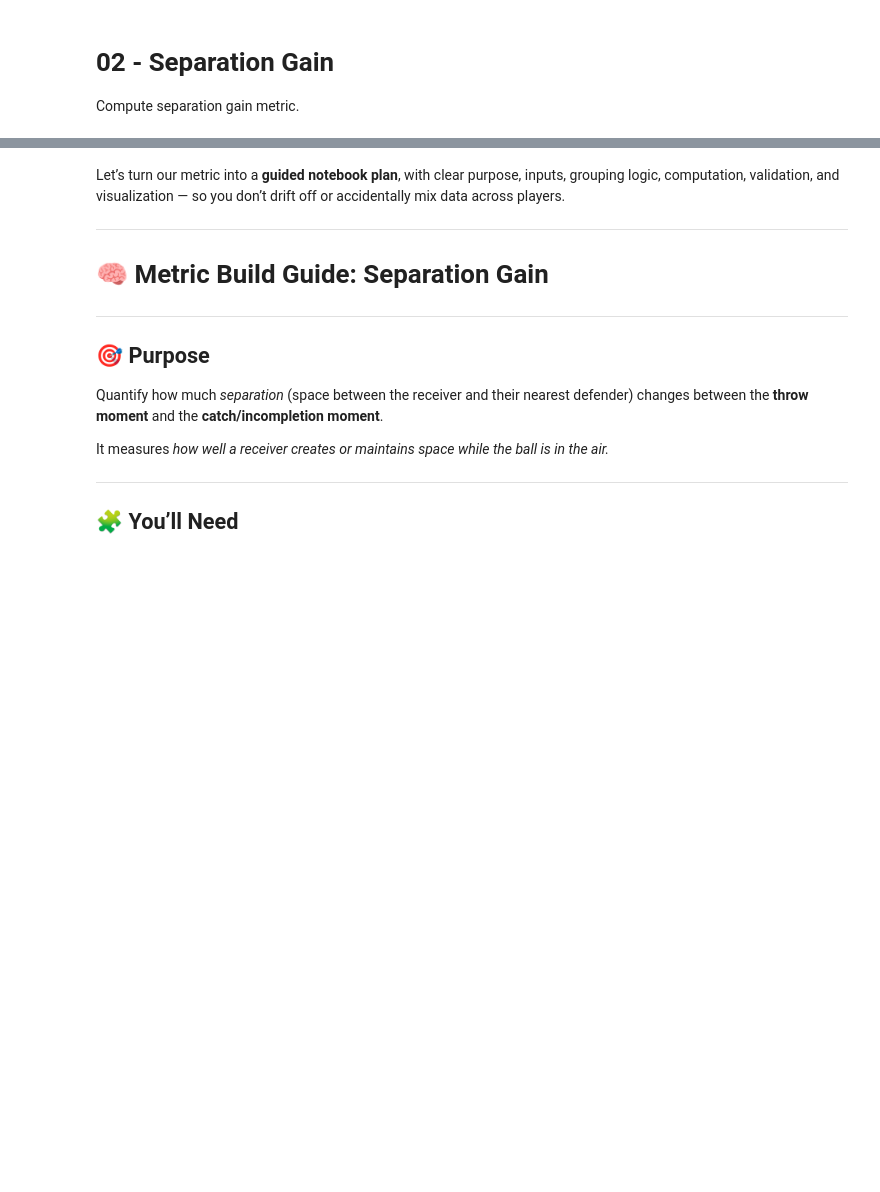
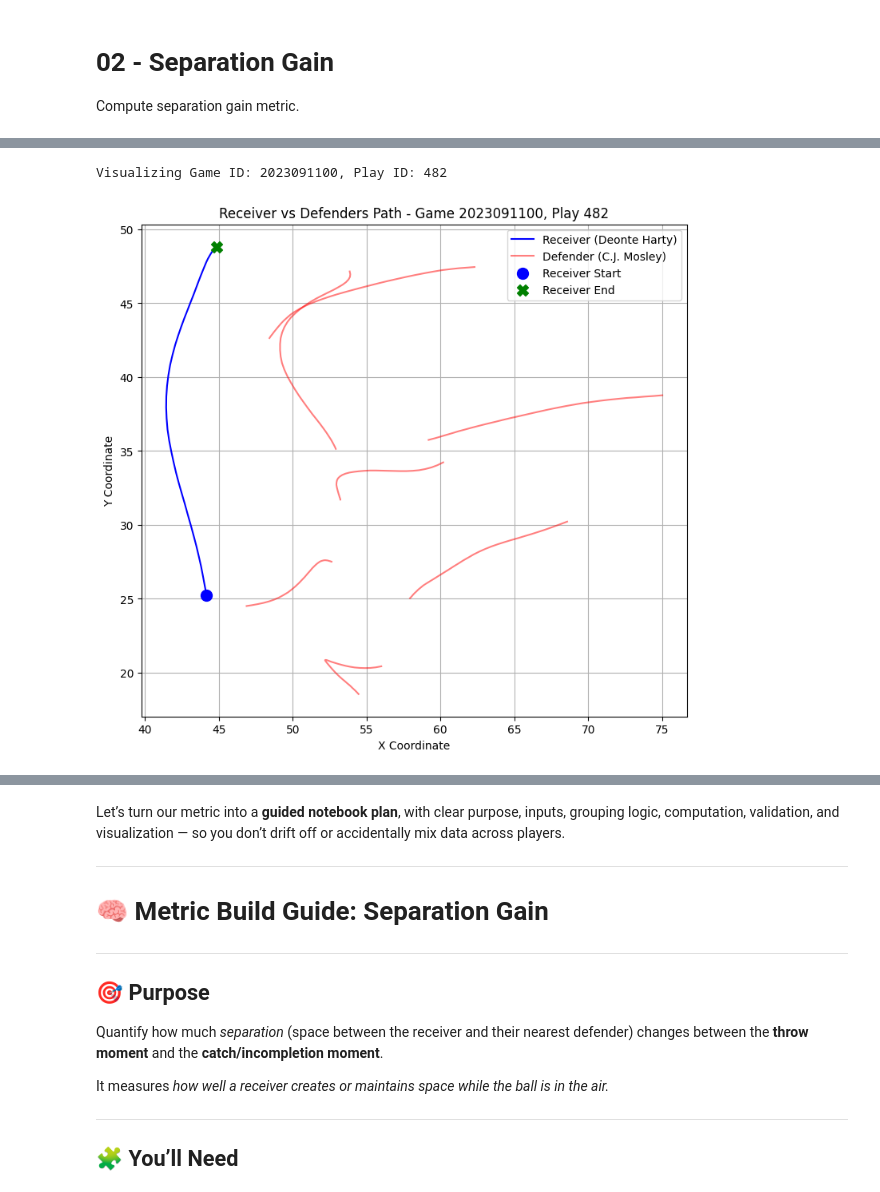
Before and after one commit to muma005/nfl-ball-flight-analysis, a Jupyter notebook: notebooks/02_metric_separation_gain.ipynb, the cells around one changed output, grey strips where cells are left out. Saved outputs shown, nothing was run; the diff lists cells and outputs as text; code cells hidden in the pictures; blank space fills up the shorter version.

```diff
--- a/notebooks/02_metric_separation_gain.ipynb
+++ b/notebooks/02_metric_separation_gain.ipynb
@@ -4,0 +600,62 @@ Compute separation gain metric.
+# %%
+import matplotlib.pyplot as plt
+import pandas as pd
+
+# Select a sample play where separation gain was calculated and a receiver exists
+sample_play_info = sep_metrics.dropna(subset=['separation_gain']).sample(1, random_state=42)
+
+if not sample_play_info.empty:
+    sample_game_id = sample_play_info['game_id'].iloc[0]
+    sample_play_id = sample_play_info['play_id'].iloc[0]
+
+    print(f"Visualizing Game ID: {sample_game_id}, Play ID: {sample_play_id}")
+
+    # Filter df_features for the selected sample play
+    sample_play_data = df_features.query(f"game_id=={sample_game_id} and play_id=={sample_play_id}")
+
+    # Identify receivers and defenders based on the roles used in compute_separation
+    receivers = sample_play_data[sample_play_data['player_role'].isin(['Targeted Receiver', 'Receiver'])]
+    defenders = sample_play_data[sample_play_data['player_role'].isin(['Defensive Coverage', 'Defender'])]
+
+    if not receivers.empty:
+        # Prioritize targeted receiver, if not available, take any receiver
+        receiver_to_plot = receivers[receivers['player_role'] == 'Targeted Receiver']
+        if receiver_to_plot.empty:
+            receiver_to_plot = receivers.drop_duplicates(subset=['nfl_id']).iloc[0] # Take first unique receiver
+        else:
+            receiver_to_plot = receiver_to_plot.drop_duplicates(subset=['nfl_id']).iloc[0] # Take first unique targeted receiver
+
+        receiver_nfl_id = receiver_to_plot['nfl_id']
+        receiver_data = receivers[receivers['nfl_id'] == receiver_nfl_id].sort_values('frame_id')
+
+        plt.figure(figsize=(12, 8))
+
+        # Plot receiver's path
+        plt.plot(receiver_data['x'], receiver_data['y'], 'b-', label=f"Receiver ({receiver_data['player_name'].iloc[0]})")
+
+        # Plot defenders' paths
+        unique_defenders = defenders['nfl_id'].unique()
+        for i, d_nfl_id in enumerate(unique_defenders):
+            defender_data = defenders[defenders['nfl_id'] == d_nfl_id].sort_values('frame_id')
+            # Only add label for the first defender to avoid clutter
+            plt.plot(defender_data['x'], defender_data['y'], 'r-', alpha=0.5, label=f"Defender ({defender_data['player_name'].iloc[0]})" if i == 0 else None)
+
+        # Mark Start and Catch/End points for the receiver
+        if not receiver_data.empty:
+            plt.scatter(receiver_data.iloc[0]['x'], receiver_data.iloc[0]['y'], color='blue', s=100, marker='o', zorder=5, label='Receiver Start')
+            plt.scatter(receiver_data.iloc[-1]['x'], receiver_data.iloc[-1]['y'], color='green', s=100, marker='X', zorder=5, label='Receiver End')
+
+        plt.legend()
+        plt.title(f"Receiver vs Defenders Path - Game {sample_game_id}, Play {sample_play_id}")
+        plt.xlabel("X Coordinate")
+        plt.ylabel("Y Coordinate")
+        plt.grid(True)
+        plt.gca().set_aspect('equal', adjustable='box') # Keep aspect ratio for spatial accuracy
+        plt.show()
+    else:
+        print(f"No receivers found in sample play {sample_game_id}-{sample_play_id} for visualization.")
+else:
+    print("Could not find a sample play with separation gain data for visualization.")
+# %% [output]
+Visualizing Game ID: 2023091100, Play ID: 482
+[figure, added]
```
Also changed, not shown: parts of 40 cells of this notebook.
